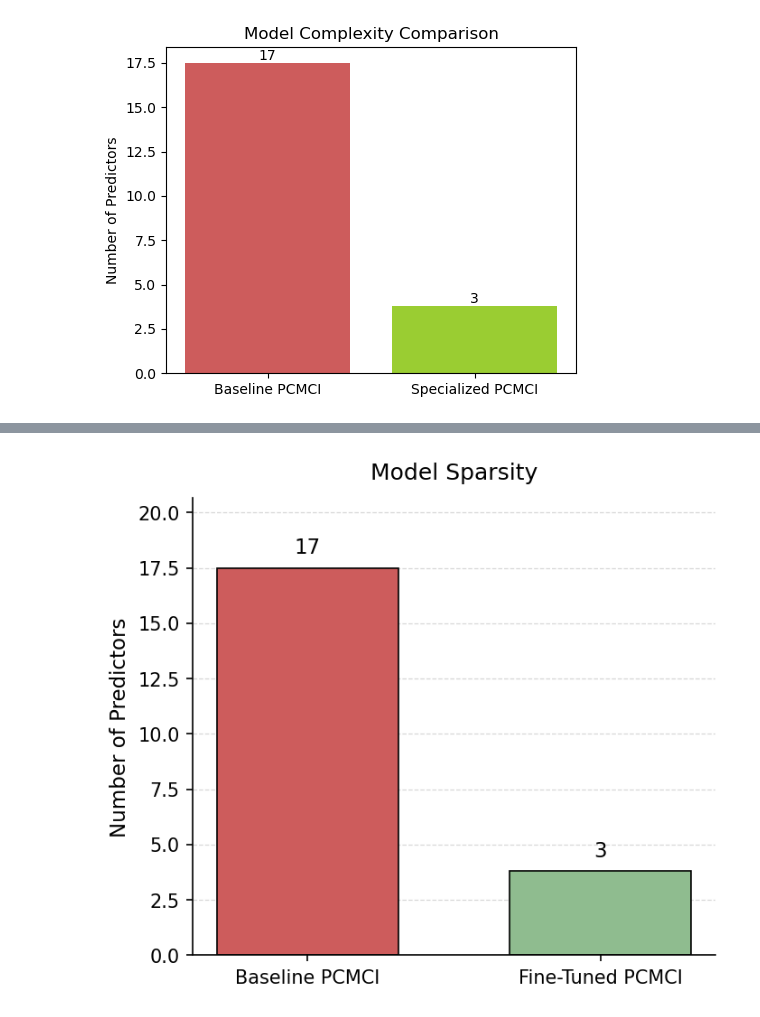
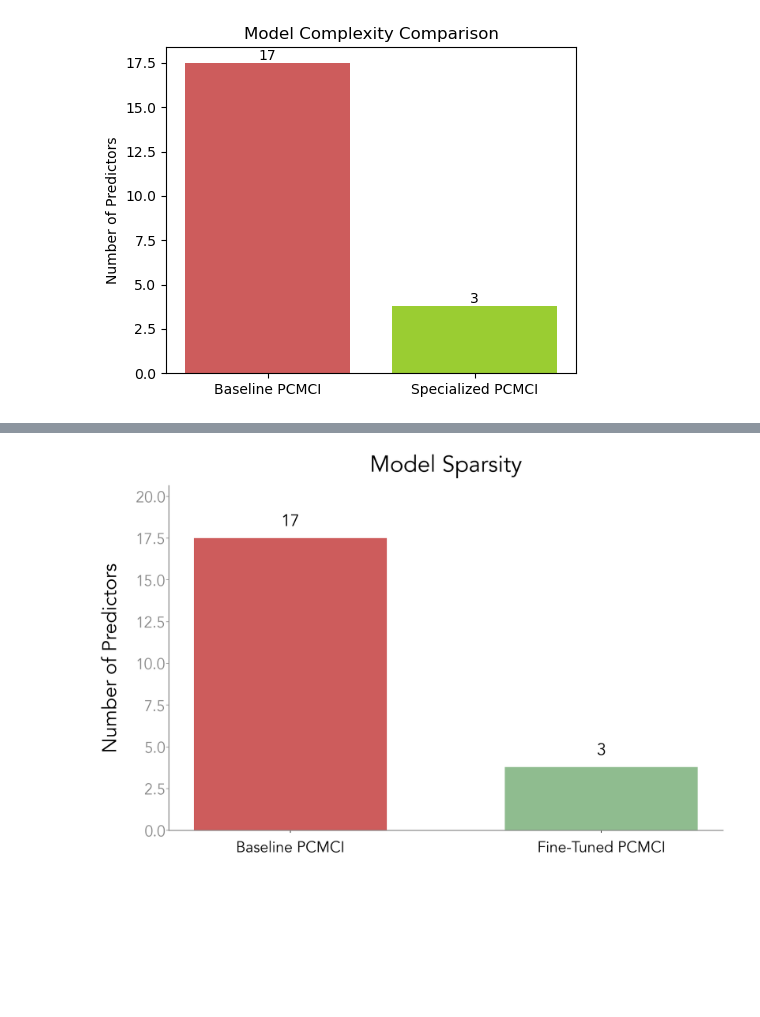
Before and after one commit to lauradiazrodriguez/dsc180_group1, a Jupyter notebook: notebooks/poster/barcharts.ipynb, the cells around one changed output, grey strips where cells are left out. Cells and saved outputs as stored; diff of their text form; code cells hidden in the pictures; blank space fills up the shorter version.

```diff
--- a/notebooks/poster/barcharts.ipynb
+++ b/notebooks/poster/barcharts.ipynb
@@ -180,22 +215,6 @@ plt.show()
 # %%
 baseline_mse = 0.89524
 specialized_mse = 0.87664
-
-# -----------------------------
-# Global style
-# -----------------------------
-plt.rcParams.update({
-    "font.family": "monserrat",
-    "font.size": 11,
-    "axes.titlesize": 12,
-    "axes.labelsize": 11,
-    "xtick.labelsize": 10,
-    "ytick.labelsize": 10,
-    "legend.fontsize": 10,
-    "figure.dpi": 150,
-    "savefig.dpi": 600,
-    "axes.linewidth": 0.8
-})
 
 models = ["Baseline PCMCI", "Fine-Tuned PCMCI"]
 
@@ -214,13 +233,12 @@ mse_colors = (
     else [better_color, worse_color]
 )
 
-fig, ax = plt.subplots(figsize=(4.8, 4.2))
+fig, ax = plt.subplots(figsize=(12, 8))
 x = np.arange(len(models))
 
 bars = ax.bar(
     x, mse_values, width=0.62,
-    color=mse_colors,
-    edgecolor="black", linewidth=0.8
+    color=mse_colors, linewidth=0.8
 )
 
 ax.set_xticks(x)
@@ -273,40 +288,47 @@ predictor_colors = (
     else [better_color, worse_color]
 )
 
-fig, ax = plt.subplots(figsize=(4.8, 4.2))
+fig, ax = plt.subplots(figsize=(12, 8))
 x = np.arange(len(models))
 
 bars = ax.bar(
     x, predictor_values, width=0.62,
-    color=predictor_colors,
-    edgecolor="black", linewidth=0.8
+    color=predictor_colors, linewidth=0.8
 )
 
 ax.set_xticks(x)
 ax.set_xticklabels(models)
-ax.set_ylabel("Number of Predictors")
-ax.set_title("Model Sparsity", pad=10)
+
+# ---- Make graph box grey ----
+for spine in ax.spines.values():
+    spine.set_color("#888888")
+
+ax.tick_params(axis='x', pad=10)
+ax.tick_params(axis='y', pad=1, colors="#888888")
+
+ax.set_ylabel("Number of Predictors", labelpad=18)
+ax.set_title("Model Sparsity", pad=18)
 
 ax.grid(axis="y", linestyle="--", linewidth=0.6, alpha=0.5)
 ax.set_axisbelow(True)
 
 ax.spines["top"].set_visible(False)
 ax.spines["right"].set_visible(False)
 
 ymax = max(predictor_values)
 ax.set_ylim(0, ymax * 1.18)
 
 for bar, val in zip(bars, predictor_values):
     ax.text(
         bar.get_x() + bar.get_width() / 2,
         bar.get_height() + ymax * 0.025,
         f"{int(val)}",
         ha="center", va="bottom"
     )
 
 fig.tight_layout()
-fig.savefig("predictor_count_publication.png", bbox_inches="tight")
-fig.savefig("predictor_count_publication.pdf", bbox_inches="tight")
+fig.savefig("predictor_count.pdf", bbox_inches="tight")
+ax.grid(False)
 plt.show()
 # %% [output]
-[figure, old version]
+[figure, new version]
```
Also changed, not shown: parts of 2 cells of this notebook, 8 other files.
